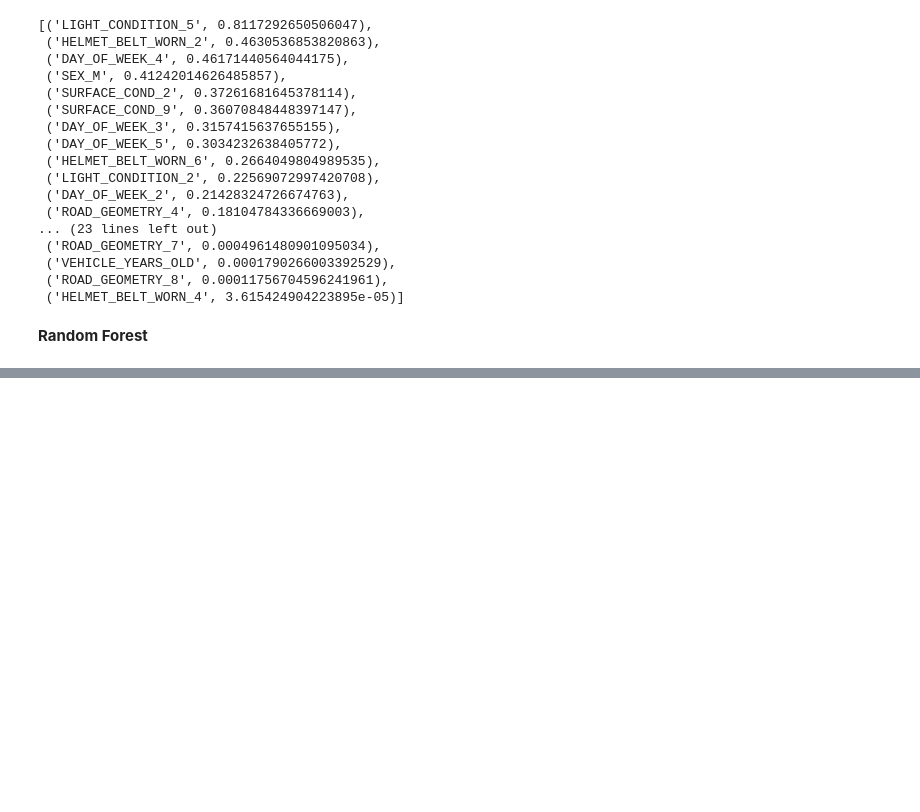
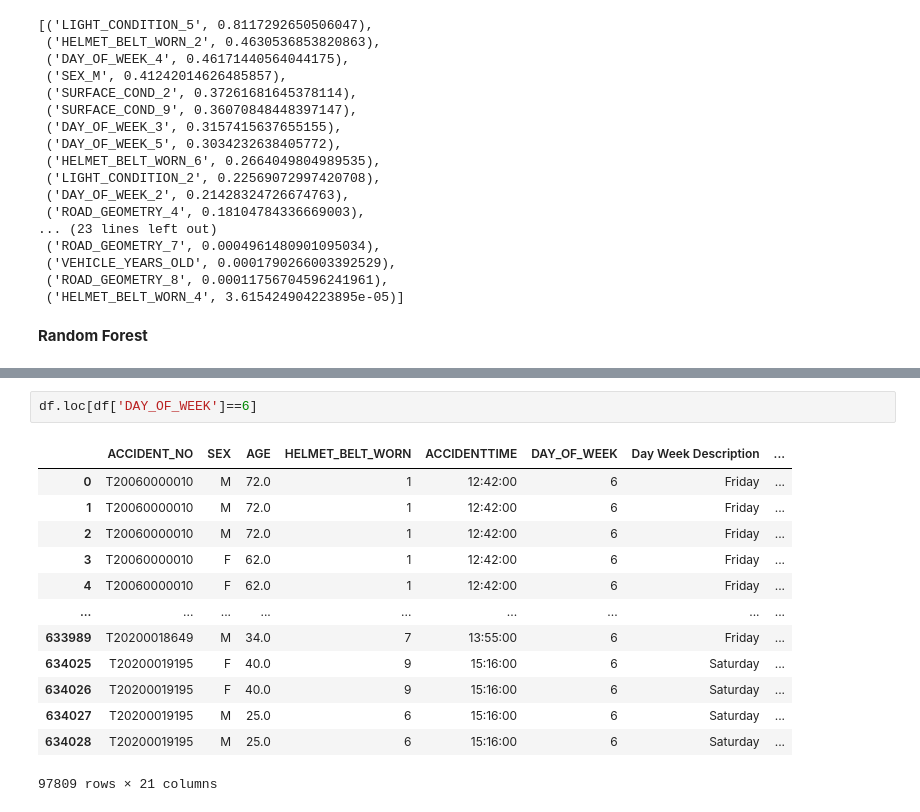
Before and after one commit to danielberson/VicCrash, a Jupyter notebook: BlunomyCrashStats-Modelling.ipynb, the cells around one changed output, grey strips where cells are left out. Drawn from its saved outputs; the diff is of its cells as text; blank space fills up the shorter version.

```diff
--- a/BlunomyCrashStats-Modelling.ipynb
+++ b/BlunomyCrashStats-Modelling.ipynb
@@ -381,0 +552,16 @@ print(confusion_matrix(y_test, y_pred_best_mapped))
+# %%
+df.loc[df['DAY_OF_WEEK']==6]
+# %% [output]
+|  | ACCIDENT_NO | SEX | AGE | HELMET_BELT_WORN | ACCIDENTTIME | DAY_OF_WEEK | Day Week Description | ... |
+| 0 | T20060000010 | M | 72.0 | 1 | 12:42:00 | 6 | Friday | ... |
+| 1 | T20060000010 | M | 72.0 | 1 | 12:42:00 | 6 | Friday | ... |
+| 2 | T20060000010 | M | 72.0 | 1 | 12:42:00 | 6 | Friday | ... |
+| 3 | T20060000010 | F | 62.0 | 1 | 12:42:00 | 6 | Friday | ... |
+| 4 | T20060000010 | F | 62.0 | 1 | 12:42:00 | 6 | Friday | ... |
+| ... | ... | ... | ... | ... | ... | ... | ... | ... |
+| 633989 | T20200018649 | M | 34.0 | 7 | 13:55:00 | 6 | Friday | ... |
+| 634025 | T20200019195 | F | 40.0 | 9 | 15:16:00 | 6 | Saturday | ... |
+| 634026 | T20200019195 | F | 40.0 | 9 | 15:16:00 | 6 | Saturday | ... |
+| 634027 | T20200019195 | M | 25.0 | 6 | 15:16:00 | 6 | Saturday | ... |
+| 634028 | T20200019195 | M | 25.0 | 6 | 15:16:00 | 6 | Saturday | ... |
+97809 rows × 21 columns
```
Also changed, not shown: parts of 15 cells of this notebook, 1 other file.
